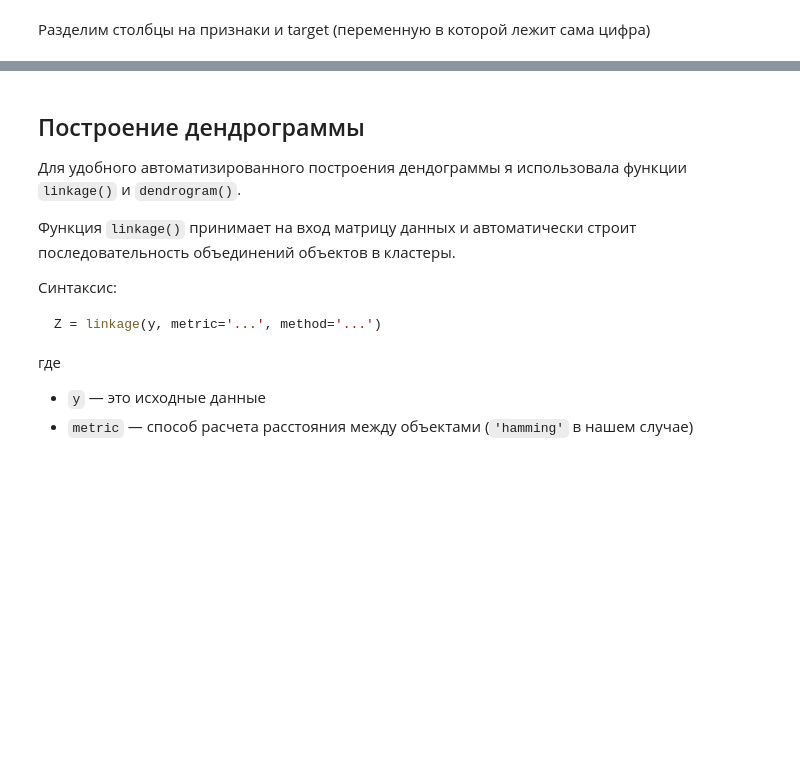
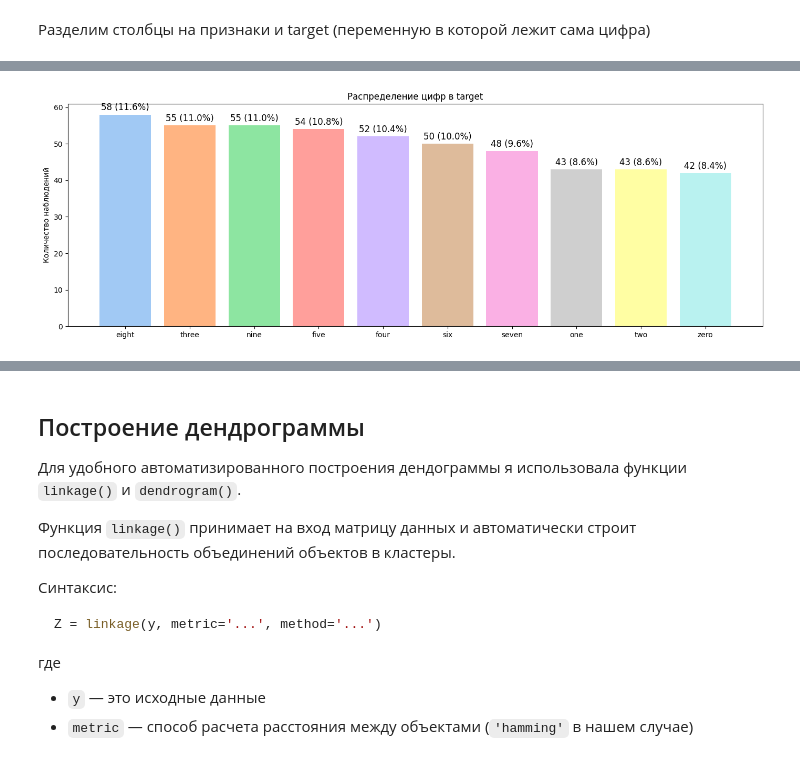
Before and after one commit to kathykkKk/python-data-analysis, a Jupyter notebook: HW1/lab1.ipynb, the cells around one changed output, grey strips where cells are left out. Saved outputs shown, nothing was run; the diff lists cells and outputs as text; code cells hidden in the pictures; blank space fills up the shorter version.

```diff
--- a/HW1/lab1.ipynb
+++ b/HW1/lab1.ipynb
@@ -78,3 +86,6 @@ H: ['ZERO' 'ONE ']
 # %%
 X = X.replace({'ONE ': 1, 'ZERO': 0}).infer_objects(copy=False)
-y = df[target]
+y = y.str.strip()
+
+data = pd.concat([y, X], axis=1)
+data.head()
@@ -82,0 +140,26 @@ y = df[target]
+# %%
+counts = y.value_counts()
+pct = y.value_counts(normalize=True) * 100
+
+order = counts.sort_values(ascending=False).index
+counts = counts.loc[order]
+pct = pct.loc[order]
+
+fig, ax = plt.subplots(figsize=(14, 5))
+colors = sns.color_palette("pastel", n_colors=len(counts))
+
+bars = ax.bar(counts.index.astype(str), counts.values, color=colors)
+
+ax.set_title('Распределение цифр в target')
+ax.set_ylabel('Количество наблюдений')
+
+ax.bar_label(
+    bars,
+    labels=[f'{c} ({p:.1f}%)' for c, p in zip(counts.values, pct.values)],
+    padding=3, fontsize=12,
+)
+
+plt.tight_layout()
+plt.show()
+# %% [output]
+[figure, added]
```
Also changed, not shown: parts of 37 cells of this notebook, 3 other files.
